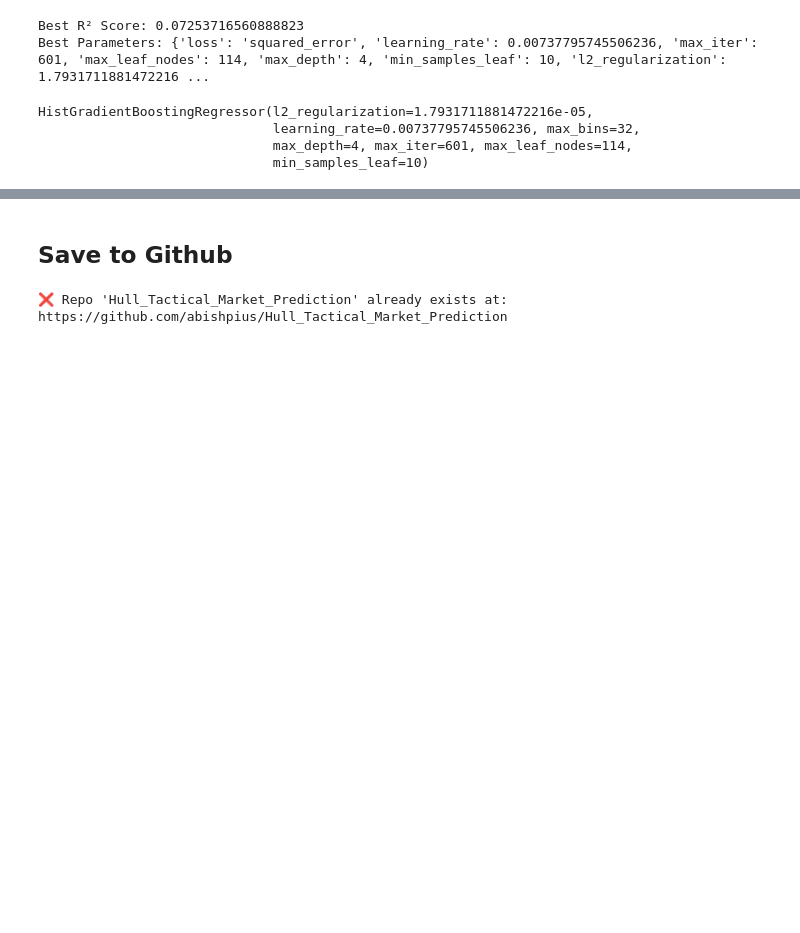
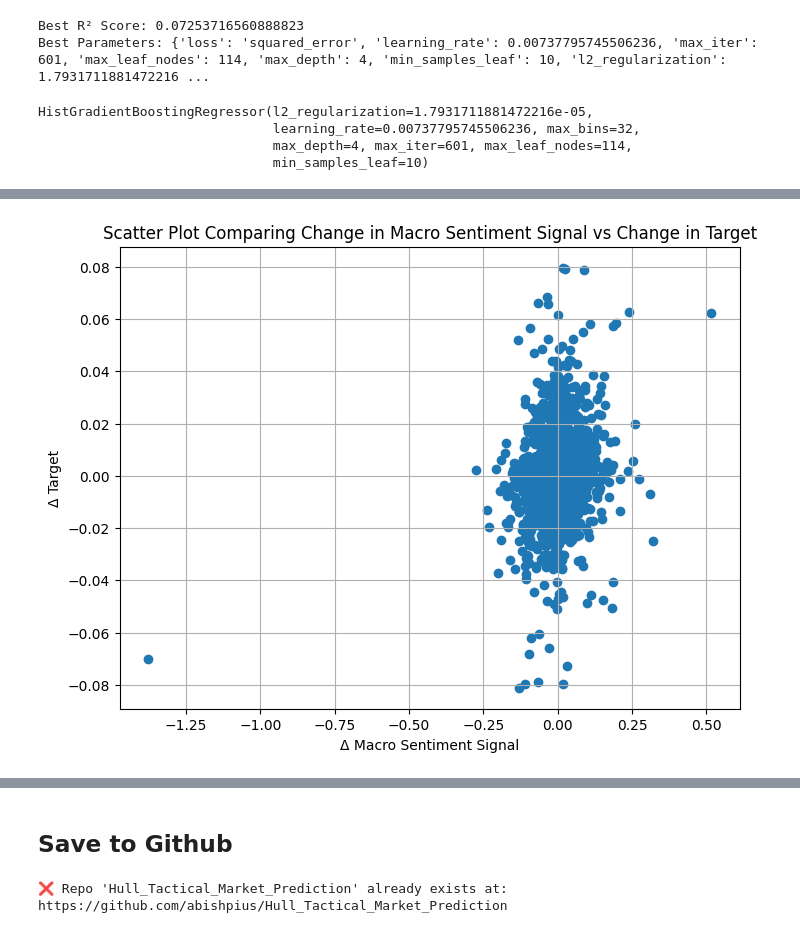
Before and after one commit to abishpius/Hull_Tactical_Market_Prediction, a Jupyter notebook: Hull_Tactical.ipynb, the cells around one changed output, grey strips where cells are left out. Drawn from its saved outputs; the diff is of its cells as text; code cells hidden in the pictures; blank space fills up the shorter version.

```diff
--- a/Hull_Tactical.ipynb
+++ b/Hull_Tactical.ipynb
@@ -2429,0 +2620,21 @@ Final R2: -0.014609
+# %%
+# Prepare data (no overwriting your existing df)
+plot_data = train[['date_id', 'target', 'macro_sentiment_signal']].to_pandas().copy()
+
+# Compute change (first difference)
+plot_data['delta_target'] = plot_data['target'].diff()
+plot_data['delta_macro'] = plot_data['macro_sentiment_signal'].diff()
+
+# Drop the first row with NaNs
+plot_data = plot_data.dropna()
+
+# Scatter plot: change vs change
+plt.figure(figsize=(8, 6))
+plt.scatter(plot_data['delta_macro'], plot_data['delta_target'])
+plt.xlabel("Δ Macro Sentiment Signal")
+plt.ylabel("Δ Target")
+plt.title("Scatter Plot Comparing Change in Macro Sentiment Signal vs Change in Target")
+plt.grid(True)
+plt.show()
+# %% [output]
+[figure, added]
```
Also changed, not shown: parts of 30 cells of this notebook.
